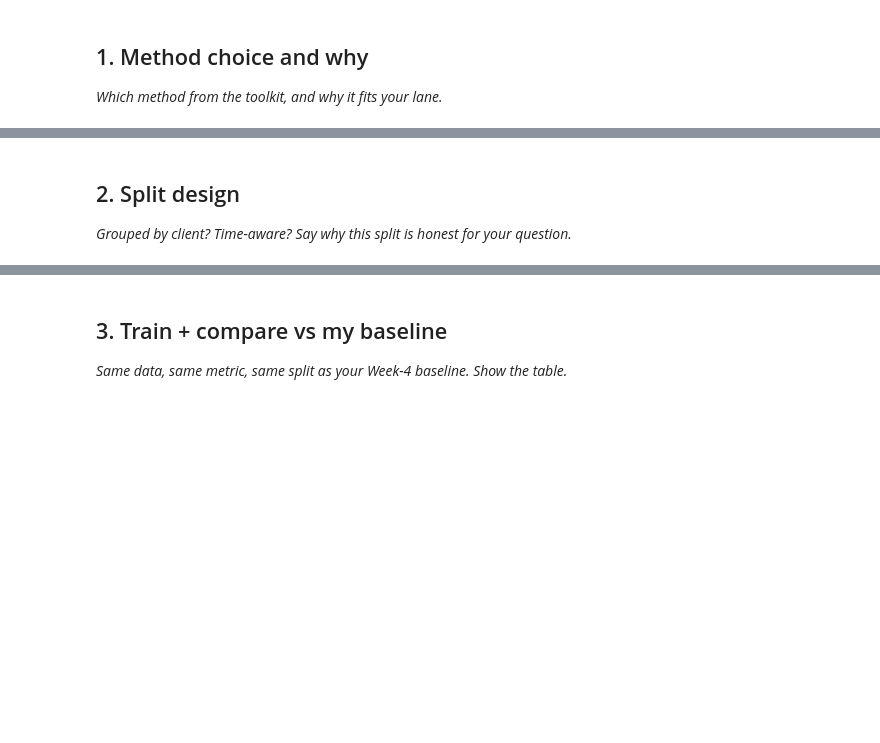
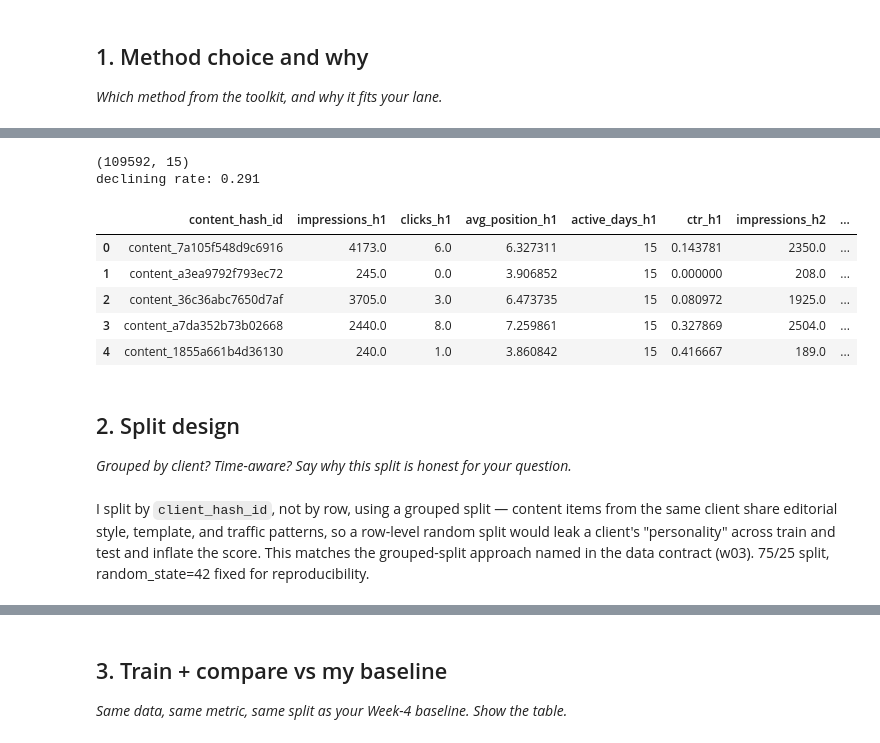
Before and after one commit to M-Sheheryar-khan/FlyRank-ML-Internship-Starter-Repo, a Jupyter notebook: work/notebooks/w05_model.ipynb, the cells around one changed output, grey strips where cells are left out. Saved outputs shown, nothing was run; the diff lists cells and outputs as text; code cells hidden in the pictures; blank space fills up the shorter version.

```diff
--- a/work/notebooks/w05_model.ipynb
+++ b/work/notebooks/w05_model.ipynb
@@ -16,3 +19,76 @@ This skeleton is yours to fill. Work the sections **in order** — each one has
+# %%
+%pip -q install duckdb scikit-learn
+import os
+import duckdb
+import numpy as np
+import pandas as pd
+from google.colab import userdata
+HF_TOKEN = userdata.get('HF_TOKEN')
+
+con = duckdb.connect()
+con.execute(f"CREATE OR REPLACE SECRET hf (TYPE huggingface, TOKEN '{HF_TOKEN}')")
+
+REL = "hf://datasets/FlyRank/internship-warehouse"
+MAR = f"read_parquet('{REL}/fact_content_daily_performance/month=2026-03/*.parquet')"
+
+features = con.sql(f"""
+    SELECT
+        content_hash_id,
+        SUM(gsc_impressions) AS impressions_h1,
+        SUM(gsc_clicks) AS clicks_h1,
+        AVG(gsc_avg_position) AS avg_position_h1,
+        COUNT(DISTINCT report_date) AS active_days_h1
+    FROM {MAR}
+    WHERE report_date <= DATE '2026-03-15'
+    GROUP BY content_hash_id
+    HAVING impressions_h1 >= 20
+""").df()
+features["ctr_h1"] = features["clicks_h1"] / features["impressions_h1"] * 100
+
+labels = con.sql(f"""
+    SELECT content_hash_id, SUM(gsc_impressions) AS impressions_h2
+    FROM {MAR}
+    WHERE report_date > DATE '2026-03-15'
+    GROUP BY content_hash_id
+""").df()
+
+data = features.merge(labels, on="content_hash_id", how="left")
+data["impressions_h2"] = data["impressions_h2"].fillna(0)
+data["is_declining"] = (data["impressions_h2"] < 0.8 * data["impressions_h1"]).astype(int)
+
+dim_content = con.sql(f"""
+    SELECT content_hash_id, content_type, content_updated_date
+    FROM read_parquet('{REL}/dim_content.parquet')
+""").df()
+data = data.merge(dim_content, on="content_hash_id", how="left")
+
+client_lookup = con.sql(f"SELECT DISTINCT content_hash_id, client_hash_id FROM {MAR}").df()
+data = data.merge(client_lookup, on="content_hash_id", how="left")
+
+data["position_tier"] = pd.cut(data["avg_position_h1"], bins=[0,3,10,20,9999],
+                                labels=["1-3","4-10","11-20","21+"])
+bucket2 = data.groupby("position_tier", observed=True).apply(
+    lambda g: pd.Series({"weighted_ctr": g["clicks_h1"].sum() / g["impressions_h1"].sum() * 100})
+)
+data["expected_ctr"] = data["position_tier"].map(bucket2["weighted_ctr"].to_dict()).astype(float)
+data["ctr_gap"] = data["expected_ctr"] - data["ctr_h1"]
+
+VISIBLE_MIN_IMPRESSIONS = 100
+is_underperform = (data["ctr_gap"] > 0) & (data["impressions_h1"] >= VISIBLE_MIN_IMPRESSIONS)
+data["baseline_score"] = np.where(is_underperform, data["impressions_h1"] * data["ctr_gap"], 0)
+
+print(data.shape)
+print("declining rate:", data["is_declining"].mean().round(3))
+data.head()
+# %% [output]
+(109592, 15)
+declining rate: 0.291
+|  | content_hash_id | impressions_h1 | clicks_h1 | avg_position_h1 | active_days_h1 | ctr_h1 | impressions_h2 | ... |
+| 0 | content_7a105f548d9c6916 | 4173.0 | 6.0 | 6.327311 | 15 | 0.143781 | 2350.0 | ... |
+| 1 | content_a3ea9792f793ec72 | 245.0 | 0.0 | 3.906852 | 15 | 0.000000 | 208.0 | ... |
+| 2 | content_36c36abc7650d7af | 3705.0 | 3.0 | 6.473735 | 15 | 0.080972 | 1925.0 | ... |
+| 3 | content_a7da352b73b02668 | 2440.0 | 8.0 | 7.259861 | 15 | 0.327869 | 2504.0 | ... |
+| 4 | content_1855a661b4d36130 | 240.0 | 1.0 | 3.860842 | 15 | 0.416667 | 189.0 | ... |
 # %% [markdown]
 ## 2. Split design
 
@@ -22,0 +96,2 @@ This skeleton is yours to fill. Work the sections **in order** — each one has
+# %% [markdown]
+I split by `client_hash_id`, not by row, using a grouped split — content items from the same client share editorial style, template, and traffic patterns, so a row-level random split would leak a client's "personality" across train and test and inflate the score. This matches the grouped-split approach named in the data contract (w03). 75/25 split, random_state=42 fixed for reproducibility.
```
Also changed, not shown: parts of 10 cells of this notebook.
